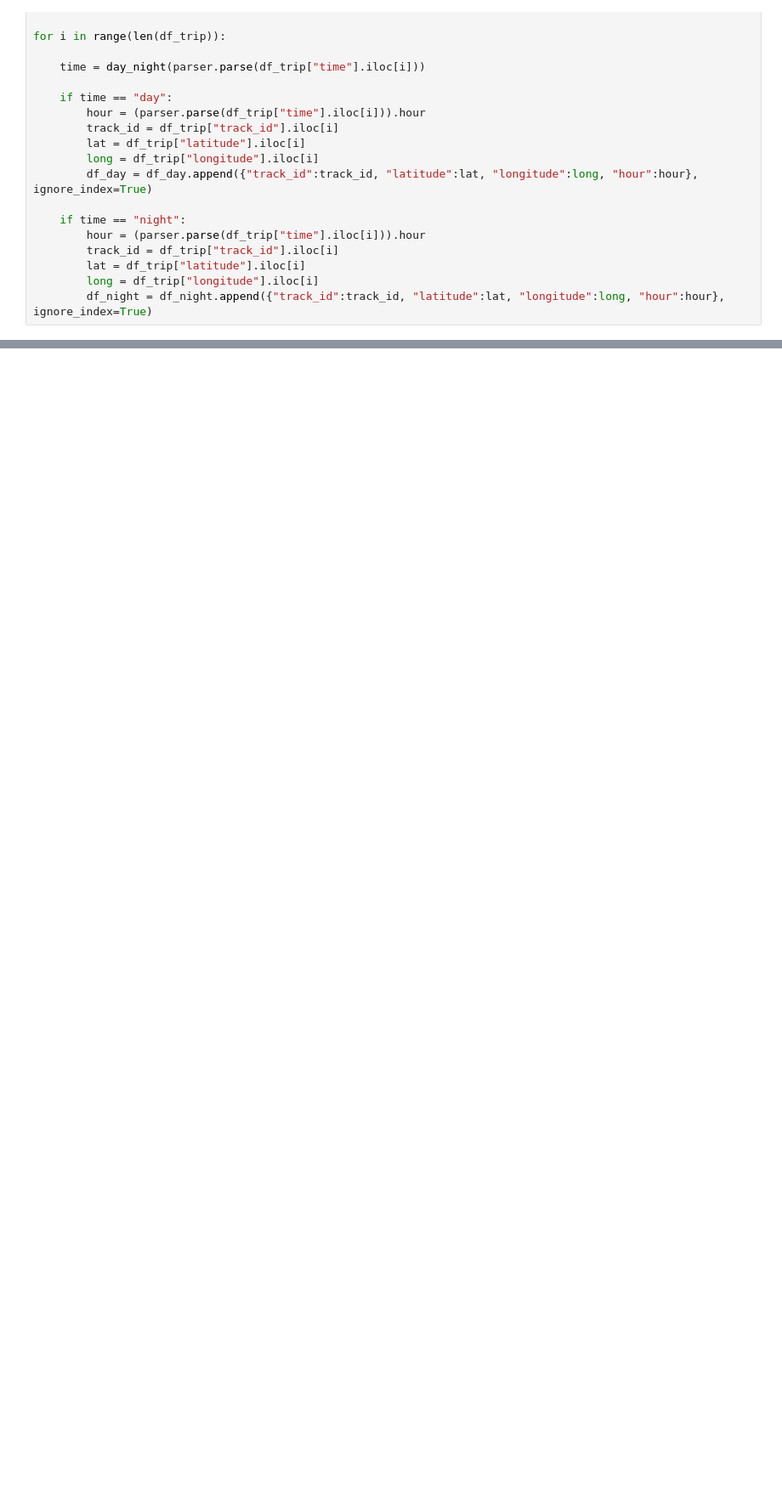
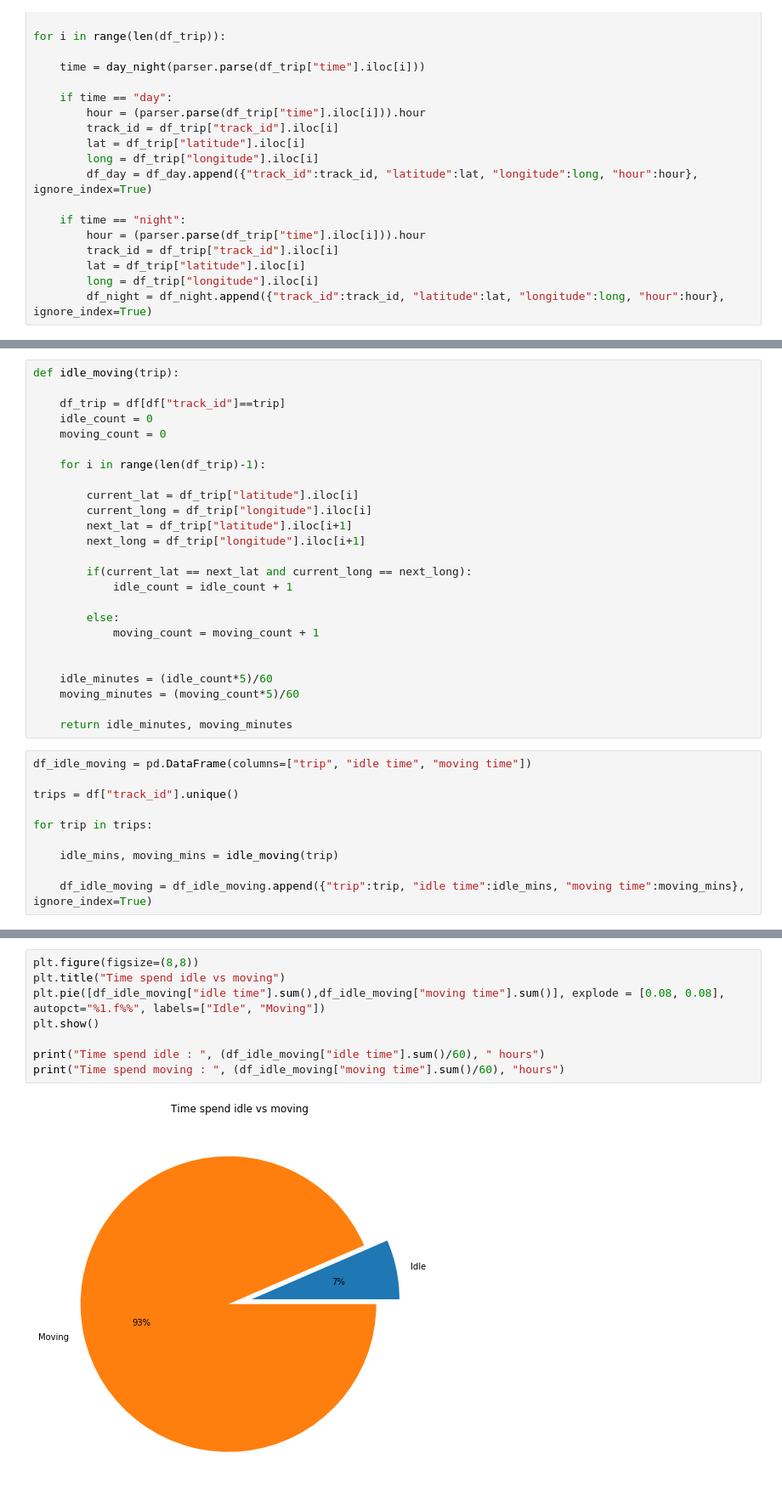
Before and after one commit to anish2197/data-analystics, a Jupyter notebook: Day 5.ipynb, the cells around one changed output, grey strips where cells are left out. Shown at 85% size. Cells and saved outputs as stored; diff of their text form; blank space fills up the shorter version.

```diff
--- a/Day 5.ipynb
+++ b/Day 5.ipynb
@@ -105,0 +228,35 @@ plt.
+# %%
+def idle_moving(trip):
+
+    df_trip = df[df["track_id"]==trip]
+    idle_count = 0
+    moving_count = 0
+
+    for i in range(len(df_trip)-1):
+
+        current_lat = df_trip["latitude"].iloc[i]
+        current_long = df_trip["longitude"].iloc[i]
+        next_lat = df_trip["latitude"].iloc[i+1]
+        next_long = df_trip["longitude"].iloc[i+1]
+
+        if(current_lat == next_lat and current_long == next_long):
+            idle_count = idle_count + 1
+
+        else:
+            moving_count = moving_count + 1
+
+
+    idle_minutes = (idle_count*5)/60
+    moving_minutes = (moving_count*5)/60
+
+    return idle_minutes, moving_minutes
+# %%
+df_idle_moving = pd.DataFrame(columns=["trip", "idle time", "moving time"])
+
+trips = df["track_id"].unique()
+
+for trip in trips:
+
+    idle_mins, moving_mins = idle_moving(trip)
+
+    df_idle_moving = df_idle_moving.append({"trip":trip, "idle time":idle_mins, "moving time":moving_mins}, ignore_index=True)
@@ -105,0 +268,10 @@ plt.
+# %%
+plt.figure(figsize=(8,8))
+plt.title("Time spend idle vs moving")
+plt.pie([df_idle_moving["idle time"].sum(),df_idle_moving["moving time"].sum()], explode = [0.08, 0.08], autopct="%1.f%%", labels=["Idle", "Moving"])
+plt.show()
+
+print("Time spend idle : ", (df_idle_moving["idle time"].sum()/60), " hours")
+print("Time spend moving : ", (df_idle_moving["moving time"].sum()/60), "hours")
+# %% [output]
+[figure, added]
```
Also changed, not shown: parts of 13 cells of this notebook, 1 other file.
